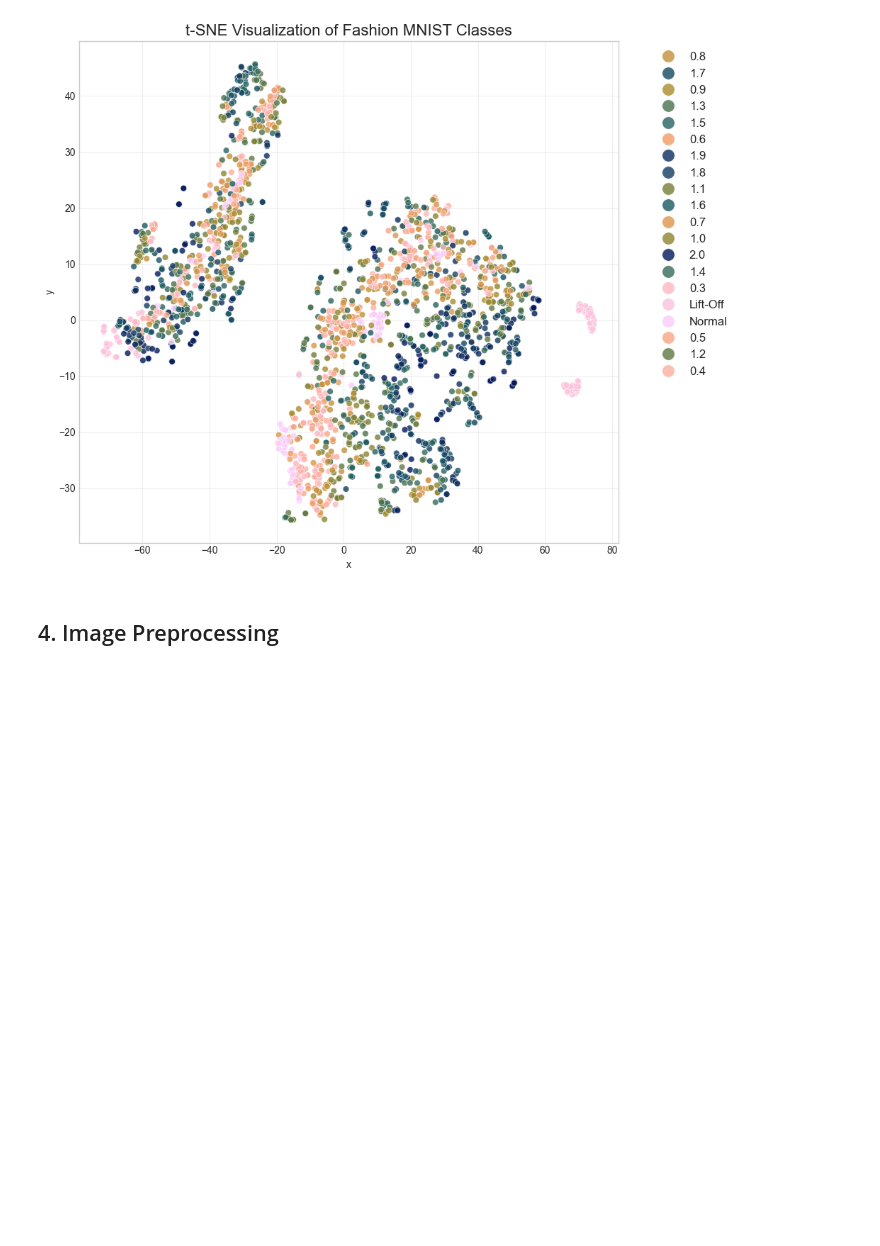
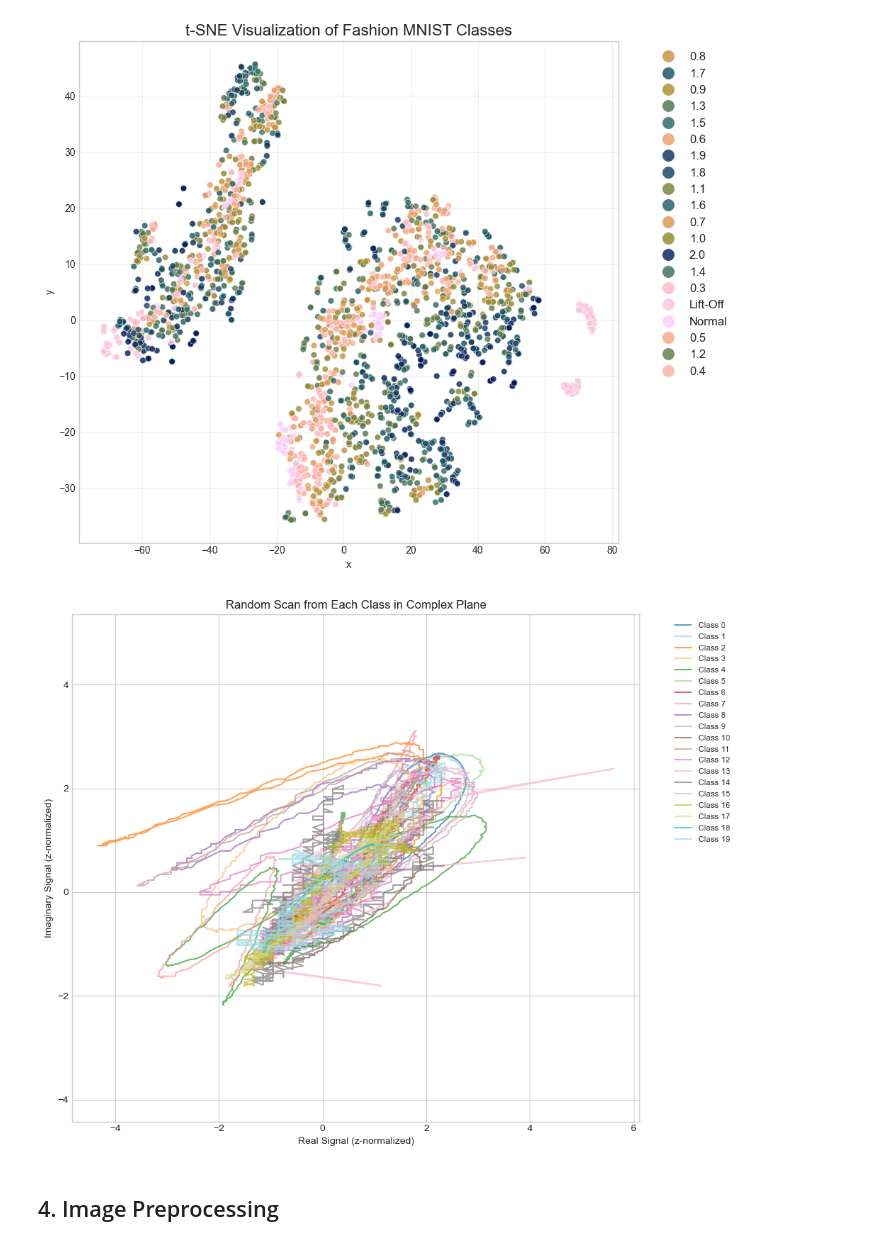
Before and after one commit to sdratch/Eng521Project, a Jupyter notebook: data_visualization_MDDECT.ipynb, the cells around one changed output. Cells and saved outputs as stored; diff of their text form; code cells hidden in the pictures; blank space fills up the shorter version.

Commit message:
Update data_visualization_MDDECT.ipynb
Added 2 channel visualization

```diff
--- a/data_visualization_MDDECT.ipynb
+++ b/data_visualization_MDDECT.ipynb
@@ -374,3 +376,95 @@ plt.show()
+# %%
+import random
+
+# Define axis indices for readability
+AXIS = {
+    'experiment': 0,
+    'angle': 1,
+    'movement': 2,    # 0 = forward, 1 = backward
+    'repeat': 3,
+    'class': 4,
+    'time': 5,
+    'channel': 6,     # 0 and 1 (probably different sensor channels)
+}
+
+# Helper functions
+
+def split_by_movement(train):
+    """Split into forward and backward scans"""
+    forward = train[:, :, 0, :, :, :, :]  # movement == 0
+    backward = train[:, :, 1, :, :, :, :] # movement == 1
+    return forward, backward
+
+def split_by_repeat(train):
+    """Split into individual repeat trials"""
+    return [train[:, :, :, i, :, :, :] for i in range(train.shape[AXIS['repeat']])]
+
+def split_by_class(train):
+    """Split into list, one array per class"""
+    return [train[:, :, :, :, i, :, :] for i in range(train.shape[AXIS['class']])]
+
+def split_by_channel(train):
+    """Split into channel 0 and channel 1"""
+    channel_0 = train[..., 0]
+    channel_1 = train[..., 1]
+    return channel_0, channel_1
+
+def get_single_sample(train, experiment_idx=0, angle_idx=0, movement_idx=0, repeat_idx=0, class_idx=0, channel_idx=0):
+    """Extract a single time series"""
+    return train[experiment_idx, angle_idx, movement_idx, repeat_idx, class_idx, :, channel_idx]
+
+# Example usage:
+
+# a. Split forward/backward
+forward_data, backward_data = split_by_movement(train)
+
+# b. Split by repeats
+repeats = split_by_repeat(train)  # list of 5 arrays
+
+# c. Split by class
+classes = split_by_class(train)   # list of 20 arrays
+
+# d. Split by channel
+channel0_data, channel1_data = split_by_channel(train)
+# Define number of classes
+num_classes = 20
+
+# Color map
+colors = plt.cm.get_cmap('tab20', num_classes)
+
+# Initialize plot
+plt.figure(figsize=(10, 8))
+
+# Loop over classes
+for class_idx in range(num_classes):
+    # Randomly choose experiment, angle, movement, repeat
+    exp_idx = random.randint(0, train.shape[0] - 1)
+    angle_idx = random.randint(0, 7)
+    movement_idx = random.randint(0, 1)
+    repeat_idx = random.randint(0, 4)
+
+    # Extract real and imaginary parts
+    real_signal = train[exp_idx, angle_idx, movement_idx, repeat_idx, class_idx, :, 0]  # Channel 0
+    imag_signal = train[exp_idx, angle_idx, movement_idx, repeat_idx, class_idx, :, 1]  # Channel 1
+
+    # Z-normalize
+    real_norm = (real_signal - np.mean(real_signal)) / np.std(real_signal)
+    imag_norm = (imag_signal - np.mean(imag_signal)) / np.std(imag_signal)
+
+    # Plot
+    plt.plot(real_norm, imag_norm, color=colors(class_idx), label=f'Class {class_idx}', alpha=0.7)
+
+# Formatting
+plt.title('Random Scan from Each Class in Complex Plane')
+plt.xlabel('Real Signal (z-normalized)')
+plt.ylabel('Imaginary Signal (z-normalized)')
+plt.grid(True)
+plt.axis('equal')
+plt.legend(bbox_to_anchor=(1.05, 1), loc='upper left', fontsize='small')
+plt.tight_layout()
+plt.show()
+# %% [output]
+[figure, added]
 # %% [markdown]
 ## 4. Image Preprocessing
 # %%
```
Also changed, not shown: parts of 1 cell of this notebook.
